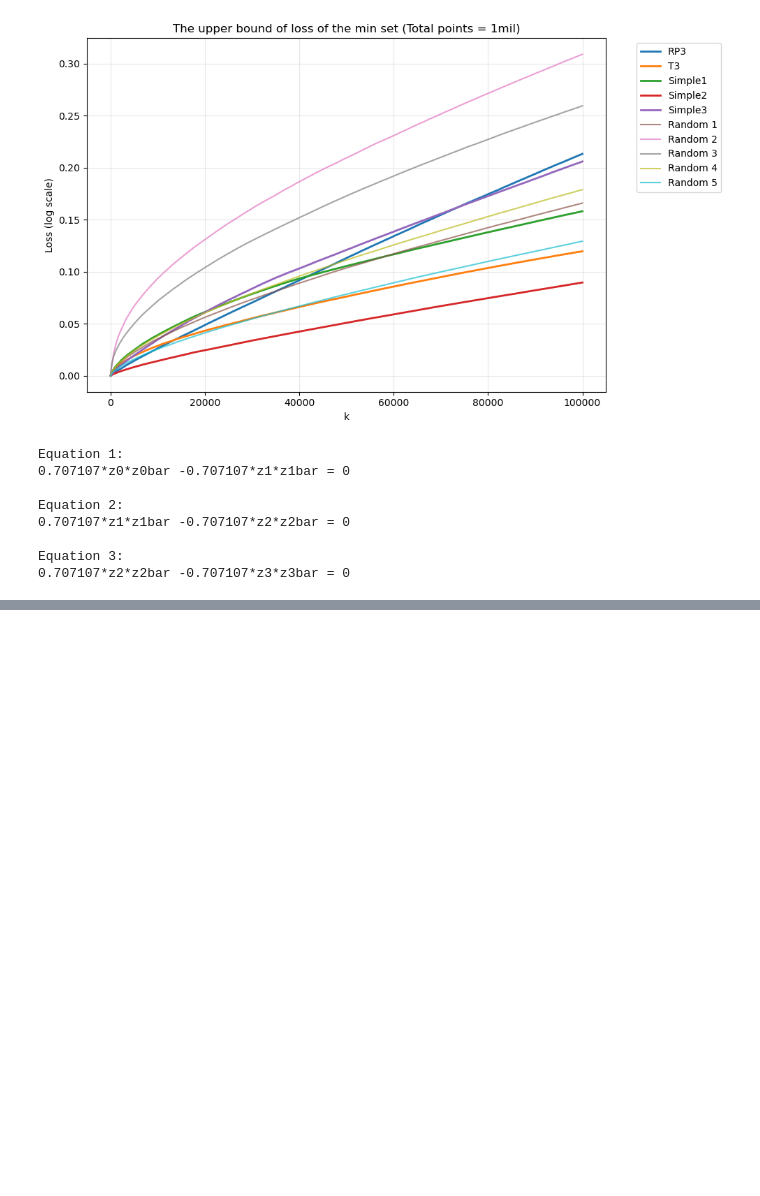
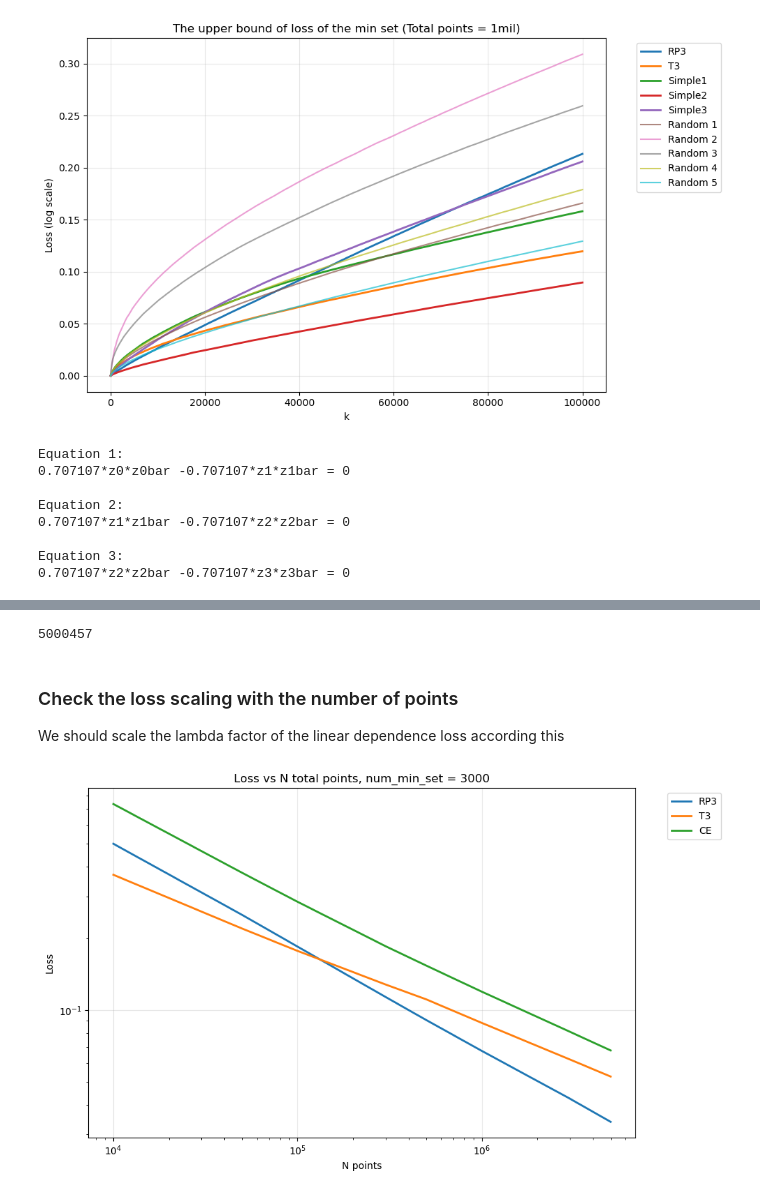
Before and after one commit to yidiq7/SLagSearch, a Jupyter notebook: SLagSearch_yidi.ipynb, the cells around one changed output, grey strips where cells are left out. Saved outputs shown, nothing was run; the diff lists cells and outputs as text; code cells hidden in the pictures; blank space fills up the shorter version.

```diff
--- a/SLagSearch_yidi.ipynb
+++ b/SLagSearch_yidi.ipynb
@@ -124,6 +124,9 @@ array(['Im(z0*z1bar)', 'Im(z0*z2bar)', 'Im(z0*z3bar)', 'Im(z0*z4bar)',
 print(labels[[10, 15, 19, 22]])
 # %% [output]
 ['Re(z0*z0bar)' 'Re(z1*z1bar)' 'Re(z2*z2bar)' 'Re(z3*z3bar)']
+# %%
+coeffs_ce = jnp.zeros((3, 25)).at[[0, 1, 2], [19, 22, 24]].set(1)
+coeffs_ce = normalize_coeffs(coeffs_ce)
 # %%
 coeffs_RP3 = normalize_coeffs(coeffs_RP3)
 coeffs_T3 = normalize_coeffs(coeffs_T3)
@@ -1552,0 +1357,37 @@ with open('/home/spencer/Documents/SLagSearch/data/loss_linear_independence_rand
+# %%
+len(basis_25mil)
+# %% [output]
+5000457
+# %% [markdown]
+### Check the loss scaling with the number of points
+
+We should scale the lambda factor of the linear dependence loss according this
+# %%
+# Create figure and axis
+plt.figure(figsize=(10, 6))
+
+# Plot each loss curve
+x = [10000, 50000, 100000, 300000, 500000, 1000000, 3000000, 5000000]
+
+# Plot RP3 loss
+plt.plot(x, loss_list_RP3, label='RP3', linewidth=2)
+plt.plot(x, loss_list_T3, label='T3', linewidth=2)
+plt.plot(x, loss_list_ce, label='CE', linewidth=2)
+
+# Add labels and title
+plt.xlabel('N points')
+plt.ylabel('Loss')
+plt.xscale('log')
+plt.yscale('log')
+plt.title('Loss vs N total points, num_min_set = 3000')
+plt.legend(bbox_to_anchor=(1.05, 1), loc='upper left')
+plt.grid(find_satisfying_points, alpha=0.3)
+
+# Adjust layout to prevent legend cutoff
+plt.tight_layout()
+
+# Show the plot
+#plt.savefig('upper_bound_1mil_with_random.png')
+plt.show()
+# %% [output]
+[figure, added]
```
Also changed, not shown: parts of 55 cells of this notebook, 2 other files.
